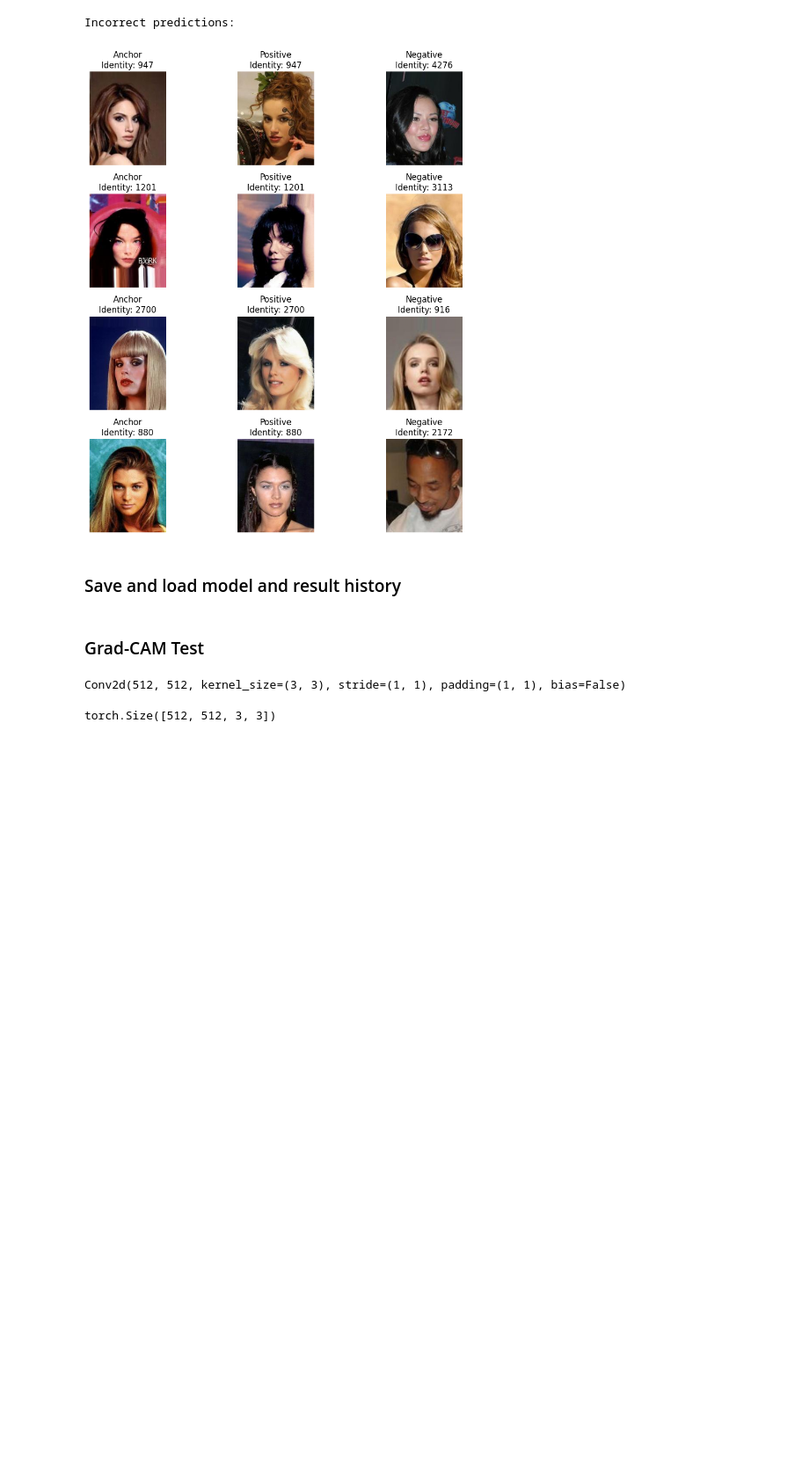
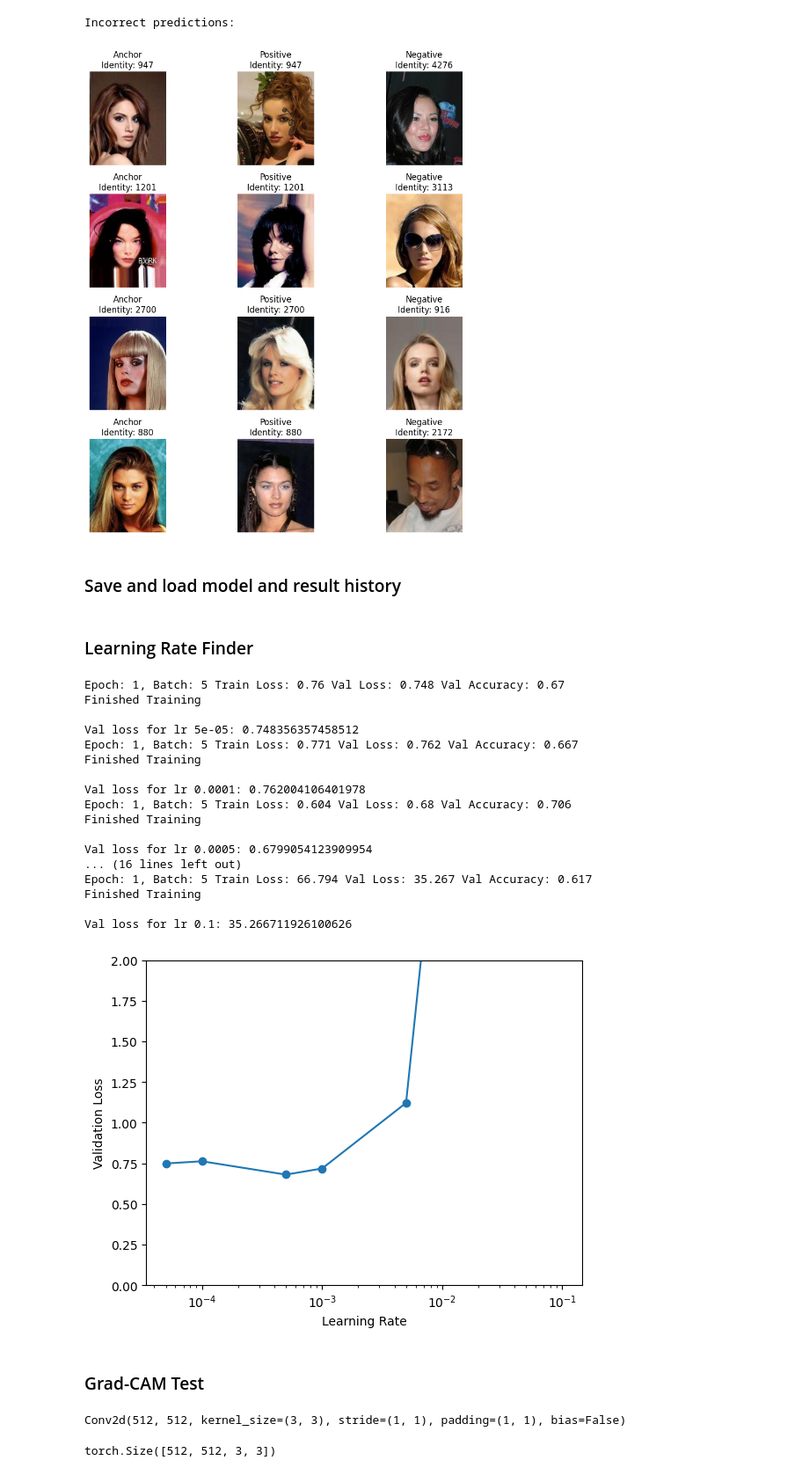
Before and after one commit to Andreasaaj/Facial-Recognition-with-Siamese-Network, a Jupyter notebook: simple_network.ipynb, the cells around one changed output. Shown at 88% size. Drawn from its saved outputs; the diff is of its cells as text; code cells hidden in the pictures; blank space fills up the shorter version.

Commit message:
Learning rate finder (+ fixed dataset assert)

```diff
--- a/simple_network.ipynb
+++ b/simple_network.ipynb
@@ -152,7 +152,7 @@ class TripletSampler(data.sampler.Sampler):
         positive_idx = same_identity_idx[np.random.randint(len(same_identity_idx))]
         # Get random index with different identity
         negative_idx = np.random.randint(len(self.dataset))
-        while self.cleaned_identities[negative_idx] == anchor_identity:
+        while self.cleaned_identities[negative_idx] == anchor_identity or self.cleaned_identities[negative_idx] == 0:
             negative_idx = np.random.randint(len(self.dataset))
 
         return anchor_idx, positive_idx, negative_idx
@@ -180,15 +180,19 @@ class TripletSampler(data.sampler.Sampler):
         return identity_array
 
 class TripletDataset(torch.utils.data.Dataset):
-    def __init__(self, dataset: CelebA):
+    def __init__(self, dataset: CelebA, cleaned_identities: np.ndarray):
         self.dataset = dataset
+        self.cleaned_identities = cleaned_identities
 
     def __getitem__(self, triplet_idx: tuple[int, int, int]) -> tuple[tuple[torch.Tensor, torch.Tensor, torch.Tensor], tuple[torch.Tensor, torch.Tensor, torch.Tensor]]:
         anchor_idx, positive_idx, negative_idx = triplet_idx
-        a_img, a_label = self.dataset[anchor_idx]
-        p_img, p_label = self.dataset[positive_idx]
-        n_img, n_label = self.dataset[negative_idx]
-        assert a_label == p_label and a_label != n_label, "Error in triplet dataset"
+        a_img, _ = self.dataset[anchor_idx]
+        p_img, _ = self.dataset[positive_idx]
+        n_img, _ = self.dataset[negative_idx]
+        a_label = self.cleaned_identities[anchor_idx]
+        p_label = self.cleaned_identities[positive_idx]
+        n_label = self.cleaned_identities[negative_idx]
+        assert a_label == p_label and a_label != n_label, f"Error in triplet dataset: {a_label}, {p_label}, {n_label}"
         return (a_img, p_img, n_img), (a_label, p_label, n_label)
 
     def __len__(self) -> int:
@@ -294,7 +298,7 @@ Test samples left: 17854, from 19962 (-2108)
 cleaned_identities_splits = {"train": celeba_identity_clean[:len(datasets[train_label])],
                              "valid": celeba_identity_clean[len(datasets[train_label]):len(datasets[train_label])+len(datasets[valid_label])],
                              "test": celeba_identity_clean[len(datasets[train_label])+len(datasets[valid_label]):]}
-dataloaders: Mapping[str, data.DataLoader] = {label:  data.DataLoader(TripletDataset(datasets[label]), batch_size=bs, shuffle=False, num_workers=0, sampler=TripletSampler(datasets[label], cleaned_identities_splits[label])) for label in dataset_labels}
+dataloaders: Mapping[str, data.DataLoader] = {label:  data.DataLoader(TripletDataset(datasets[label], cleaned_identities_splits[label]), batch_size=bs, shuffle=False, num_workers=0, sampler=TripletSampler(datasets[label], cleaned_identities_splits[label])) for label in dataset_labels}
 # %% [markdown]
 # Model & Fit
 # %%
@@ -507,6 +511,56 @@ triplet_net.load_state_dict(checkpoint["model"])
 optimizer.load_state_dict(checkpoint["optimizer"])
 lr_scheduler.load_state_dict(checkpoint["lr_scheduler"])
 history = checkpoint["history"]
+# %% [markdown]
+### Learning Rate Finder
+# %%
+triplet_net = TripletNet()
+triplet_net.cuda()
+learning_rates = [0.00005, 0.0001, 0.0005, 0.001, 0.005, 0.01, 0.05, 0.1]
+val_loss_history = []
+for lr in learning_rates:
+    optimizer = optim.Adam(triplet_net.parameters(), lr=lr) # Reset optimizer
+    lr_scheduler = optim.lr_scheduler.LinearLR(optimizer, start_factor=1, end_factor=1) # Constant lr
+    new_history = train_triplet_net(triplet_net,
+                                    criterion,
+                                    optimizer,
+                                    lr_scheduler,
+                                    freeze=True,
+                                    epochs=1,
+                                    num_batches=5,
+                                    num_val_batches=None,
+                                    batches_summary=5
+                                    verbose=False)
+    # only use last val loss
+    val_loss_history.append(new_history[1][-1])
+    print(f"Val loss for lr {lr}: {new_history[1][-1]}")
+
+
+plt.plot(learning_rates, val_loss_history, marker="o")
+plt.xscale("log")
+plt.ylim(0, 2)
+plt.xlabel("Learning Rate")
+plt.ylabel("Validation Loss")
+plt.show()
+# %% [output]
+Epoch: 1, Batch: 5 Train Loss: 0.76 Val Loss: 0.748 Val Accuracy: 0.67
+Finished Training
+
+Val loss for lr 5e-05: 0.748356357458512
+Epoch: 1, Batch: 5 Train Loss: 0.771 Val Loss: 0.762 Val Accuracy: 0.667
+Finished Training
+
+Val loss for lr 0.0001: 0.762004106401978
+Epoch: 1, Batch: 5 Train Loss: 0.604 Val Loss: 0.68 Val Accuracy: 0.706
+Finished Training
+
+Val loss for lr 0.0005: 0.6799054123909954
+... (16 lines left out)
+Epoch: 1, Batch: 5 Train Loss: 66.794 Val Loss: 35.267 Val Accuracy: 0.617
+Finished Training
+
+Val loss for lr 0.1: 35.266711926100626
+[figure, added]
 # %% [markdown]
 ### Grad-CAM Test
 # %%
```
Also changed, not shown: parts of 1 cell of this notebook.
